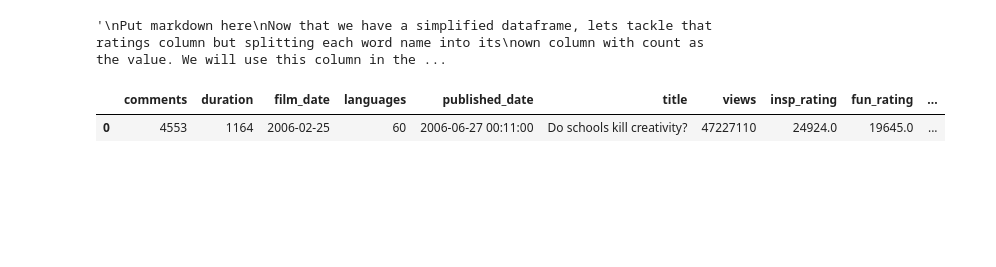
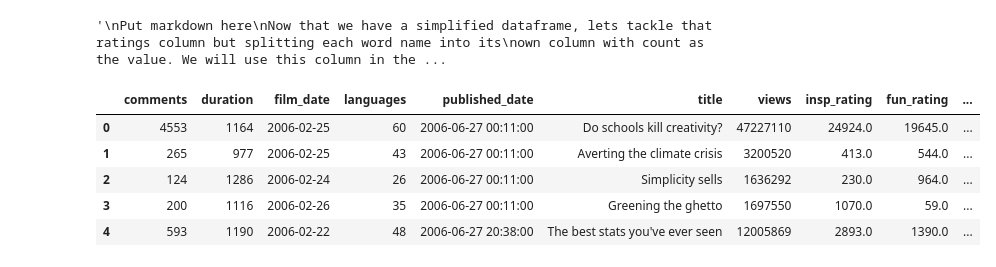
Before and after one commit to ebwinters/ebwinters.github.io, a Jupyter notebook: FinalTutorial.ipynb, the cells around one changed output. Saved outputs shown, nothing was run; the diff lists cells and outputs as text; code cells hidden in the pictures; blank space fills up the shorter version.

```diff
--- a/FinalTutorial.ipynb
+++ b/FinalTutorial.ipynb
@@ -76,31 +78,36 @@ own column with count as the value. We will use this column in the ML portion la
 #we will write a function to split the ratings column into their own columns to be used later called split_ratings
 def split_ratings(row):    #feed in a row of the dataframe
     r = row['ratings']
     values = yaml.load(r)    #transform the string dictionary representation to an actual dictionary
     insp_count = 0    #initialize counts for words that we decided to track
     fun_count = 0
     inf_count = 0
     fasc_count = 0
     for word_rating in values:    #loop through dictionary and pick out values of words we care about
         if word_rating['id'] == 10:    #inspiring
             insp_count = word_rating['count']
         if word_rating['id'] == 7:    #funny
             fun_count = word_rating['count']
         if word_rating['id'] == 8:    #informative
             inf_count = word_rating['count']
         if word_rating['id'] == 22:    #fascinating
             fasc_count = word_rating['count']
     return [insp_count, fun_count, inf_count, fasc_count]    #return a list of values to apply to dataframe
 
 for index, row in ted_df.iterrows():
     values = split_ratings(row)    #call above function on row, store the list of 4 values in "values" variable
     ted_df.set_value(index,'insp_rating',values[0])    #set new dataframe column values accoringly for counts of words
     ted_df.set_value(index,'fun_rating',values[1])
     ted_df.set_value(index,'inf_rating',values[2])
     ted_df.set_value(index,'fasc_rating',values[3])
 #drop ratings, we no longer need it
 ted_df = ted_df.drop(['ratings'], axis=1)
-ted_df.head
+#show head
+ted_df.head()
 # %% [output]
 |  | comments | duration | film_date | languages | published_date | title | views | insp_rating | fun_rating | ... |
 | 0 | 4553 | 1164 | 2006-02-25 | 60 | 2006-06-27 00:11:00 | Do schools kill creativity? | 47227110 | 24924.0 | 19645.0 | ... |
+| 1 | 265 | 977 | 2006-02-25 | 43 | 2006-06-27 00:11:00 | Averting the climate crisis | 3200520 | 413.0 | 544.0 | ... |
+| 2 | 124 | 1286 | 2006-02-24 | 26 | 2006-06-27 00:11:00 | Simplicity sells | 1636292 | 230.0 | 964.0 | ... |
+| 3 | 200 | 1116 | 2006-02-26 | 35 | 2006-06-27 00:11:00 | Greening the ghetto | 1697550 | 1070.0 | 59.0 | ... |
+| 4 | 593 | 1190 | 2006-02-22 | 48 | 2006-06-27 20:38:00 | The best stats you've ever seen | 12005869 | 2893.0 | 1390.0 | ... |
```
Also changed, not shown: parts of 13 cells of this notebook.
